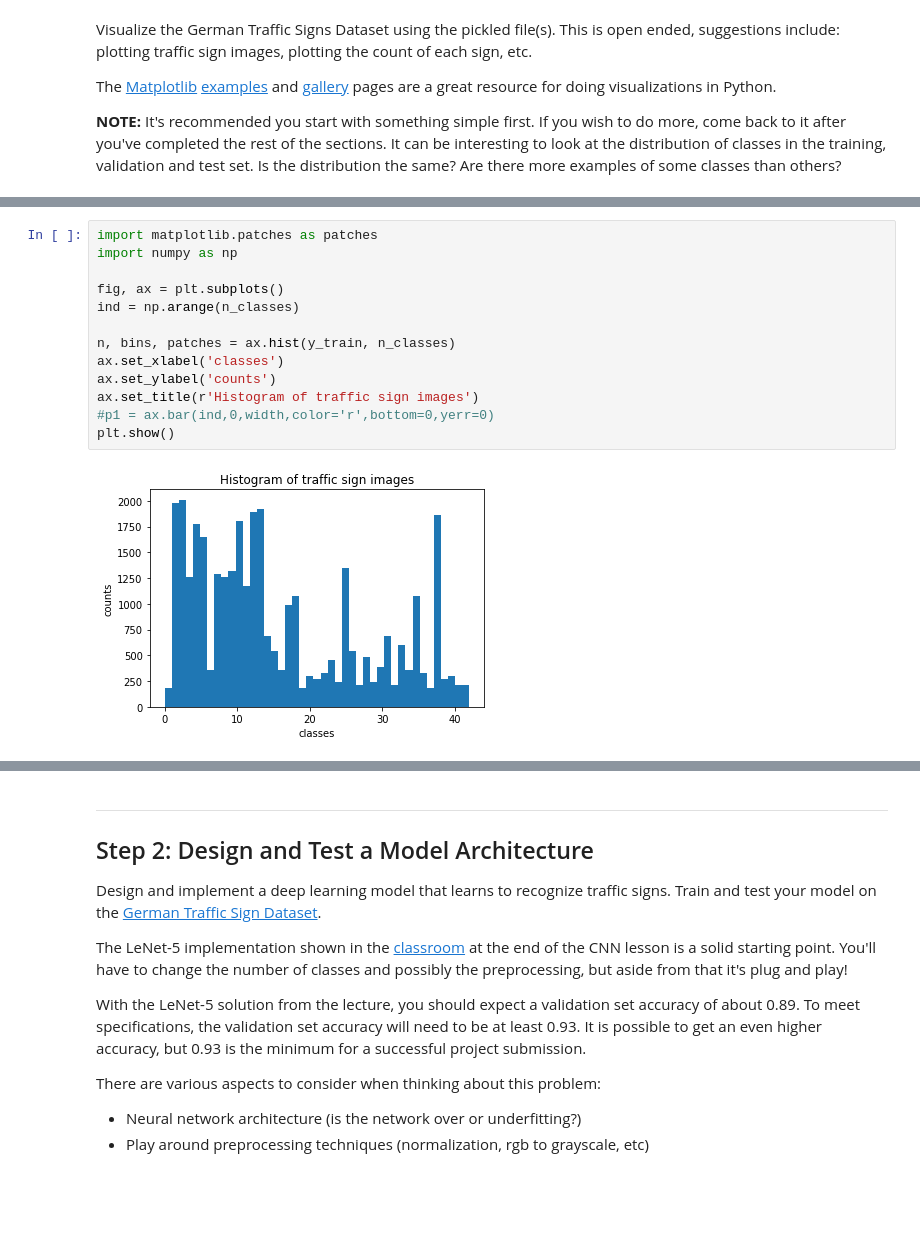
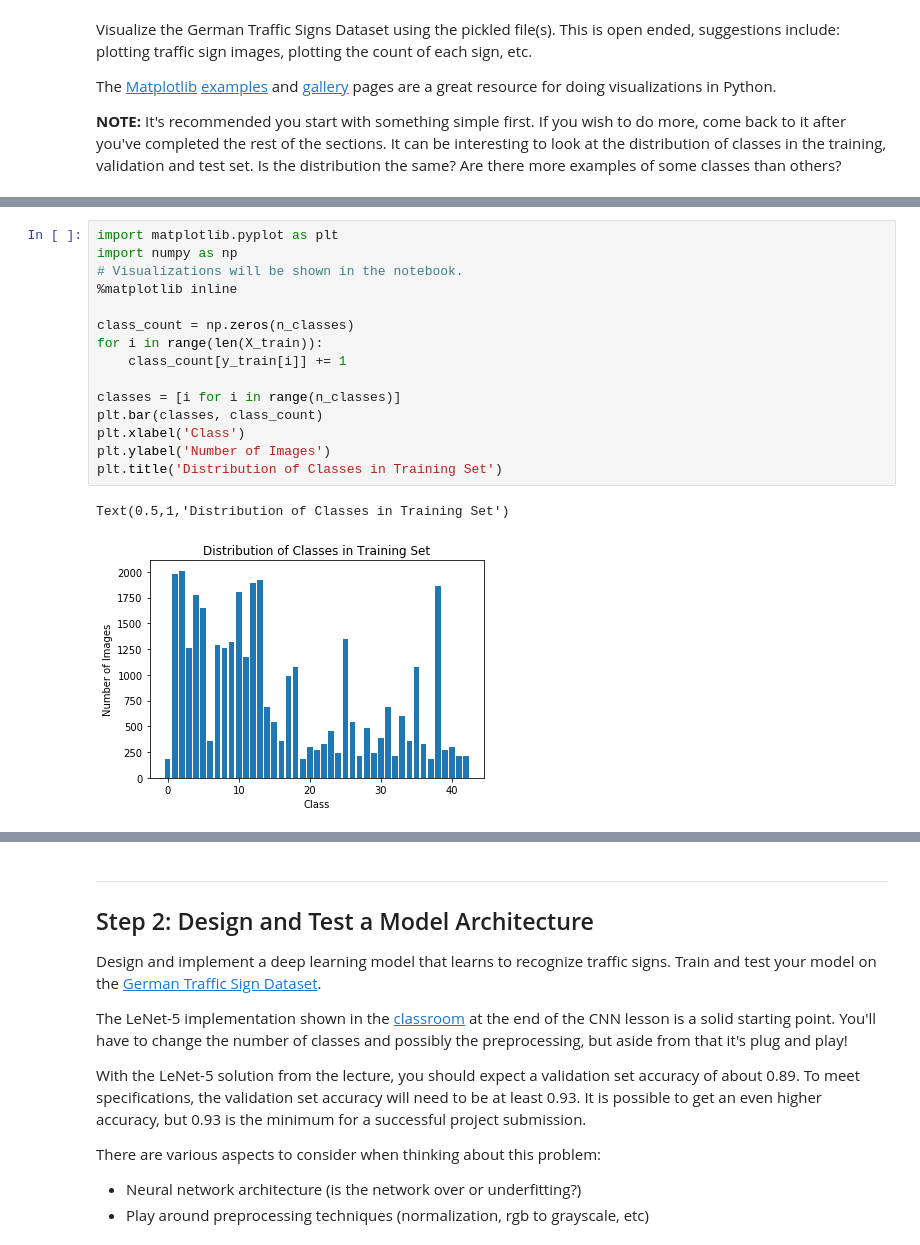
Before and after one commit to velsarav/Traffic-Sign-Classifier, a Jupyter notebook: Traffic_Sign_Classifier.ipynb, the cells around one changed output, grey strips where cells are left out. Drawn from its saved outputs; the diff is of its cells as text; blank space fills up the shorter version.

```diff
--- a/Traffic_Sign_Classifier.ipynb
+++ b/Traffic_Sign_Classifier.ipynb
@@ -112,15 +112,18 @@ for i in range(10):
-# %%
-import matplotlib.patches as patches
-import numpy as np
-
-fig, ax = plt.subplots()
-ind = np.arange(n_classes)
-
-n, bins, patches = ax.hist(y_train, n_classes)
-ax.set_xlabel('classes')
-ax.set_ylabel('counts')
-ax.set_title(r'Histogram of traffic sign images')
-#p1 = ax.bar(ind,0,width,color='r',bottom=0,yerr=0)
-plt.show()
-# %% [output]
-[figure, removed]
+# %%
+import matplotlib.pyplot as plt
+import numpy as np
+# Visualizations will be shown in the notebook.
+%matplotlib inline
+
+class_count = np.zeros(n_classes)
+for i in range(len(X_train)):
+    class_count[y_train[i]] += 1
+
+classes = [i for i in range(n_classes)]
+plt.bar(classes, class_count)
+plt.xlabel('Class')
+plt.ylabel('Number of Images')
+plt.title('Distribution of Classes in Training Set')
+# %% [output]
+Text(0.5,1,'Distribution of Classes in Training Set')
+[figure, added]
```
Also changed, not shown: parts of 15 cells of this notebook.
